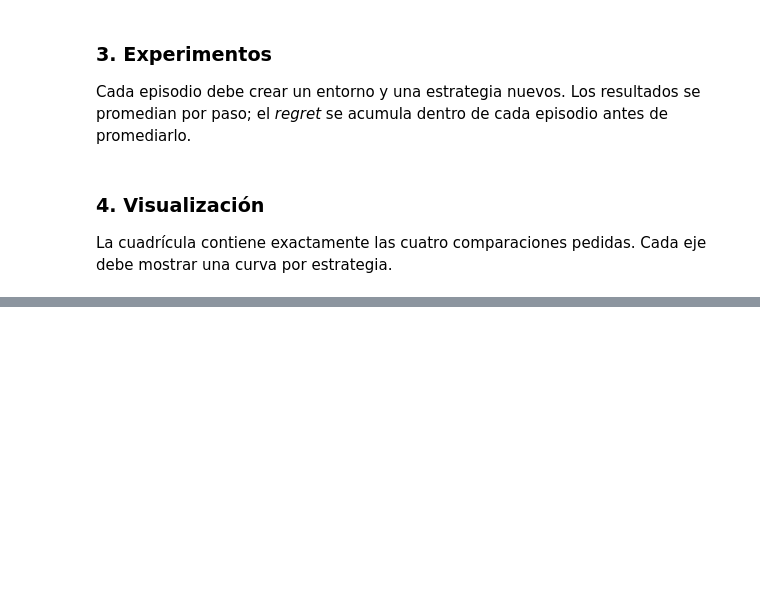
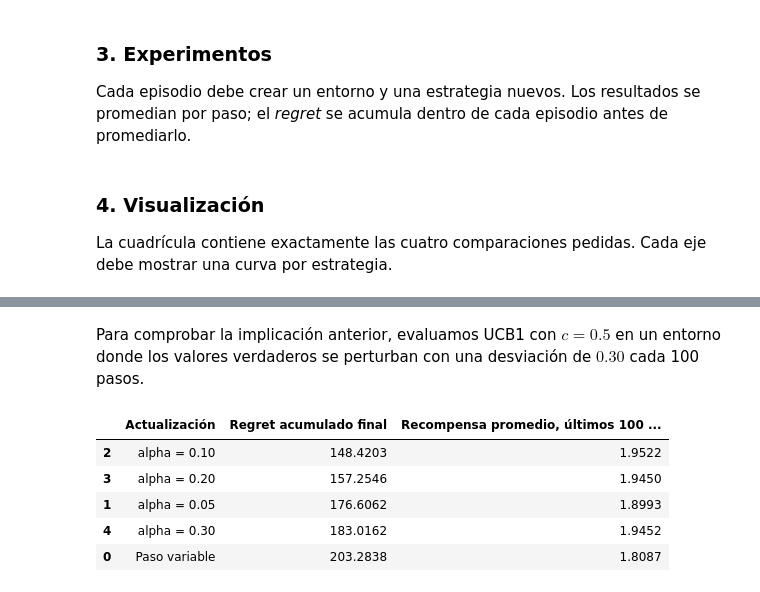
Before and after one commit to SergioAle210/RL_HDT_2, a Jupyter notebook: task2_3.ipynb, the cells around one changed output, grey strips where cells are left out. Saved outputs shown, nothing was run; the diff lists cells and outputs as text; code cells hidden in the pictures; blank space fills up the shorter version.

```diff
--- a/task2_3.ipynb
+++ b/task2_3.ipynb
@@ -233,0 +465,41 @@ plt.show()
+# %% [markdown]
+Para comprobar la implicación anterior, evaluamos UCB1 con $c=0.5$ en un entorno donde los valores verdaderos se perturban con una desviación de $0.30$ cada 100 pasos.
+# %%
+strong_drift_rows = []
+
+for alpha_label, alpha in [
+    ("Paso variable", None),
+    ("alpha = 0.05", 0.05),
+    ("alpha = 0.10", 0.10),
+    ("alpha = 0.20", 0.20),
+    ("alpha = 0.30", 0.30),
+]:
+    mean_reward, cumulative_regret = run_vectorized_analysis(
+        "UCB1",
+        stationary=False,
+        c=0.5,
+        step_size=alpha,
+        perturb_every=100,
+        perturb_scale=0.30,
+    )
+
+    strong_drift_rows.append(
+        {
+            "Actualización": alpha_label,
+            "Regret acumulado final": cumulative_regret[-1],
+            "Recompensa promedio, últimos 100 pasos": mean_reward[-100:].mean(),
+        }
+    )
+
+strong_drift_summary = pd.DataFrame(strong_drift_rows).sort_values(
+    "Regret acumulado final"
+)
+
+display(strong_drift_summary.round(4))
+# %% [output]
+|  | Actualización | Regret acumulado final | Recompensa promedio, últimos 100 ... |
+| 2 | alpha = 0.10 | 148.4203 | 1.9522 |
+| 3 | alpha = 0.20 | 157.2546 | 1.9450 |
+| 1 | alpha = 0.05 | 176.6062 | 1.8993 |
+| 4 | alpha = 0.30 | 183.0162 | 1.9452 |
+| 0 | Paso variable | 203.2838 | 1.8087 |
```
Also changed, not shown: parts of 19 cells of this notebook.
